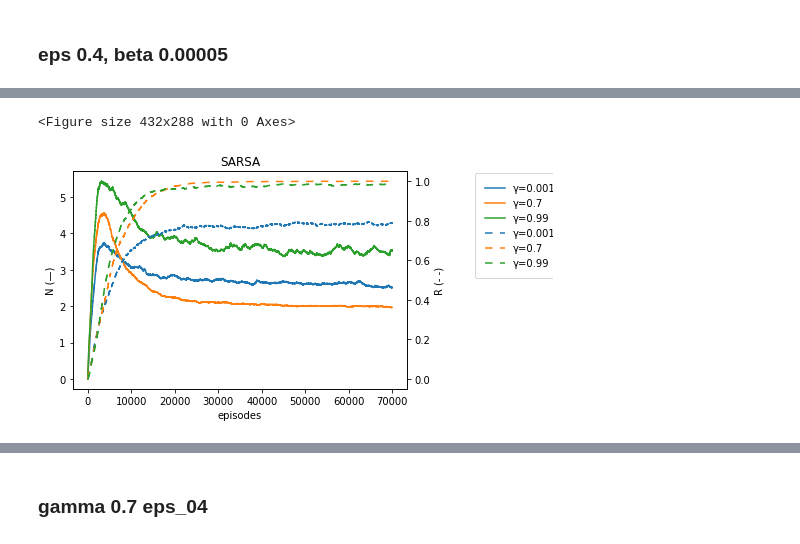
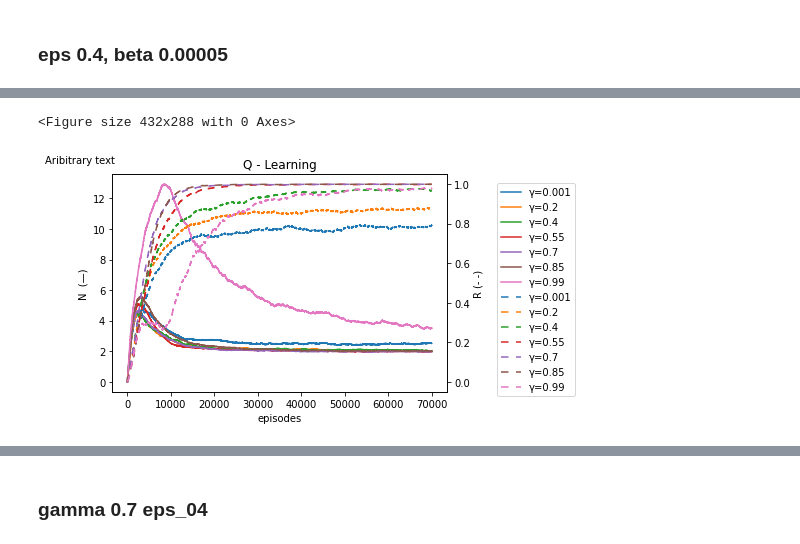
Before and after one commit to JunTu-XD/RL-Checkmate, a Jupyter notebook: data/plotting2.ipynb, the cells around one changed output, grey strips where cells are left out. Saved outputs shown, nothing was run; the diff lists cells and outputs as text; code cells hidden in the pictures.

```diff
--- a/data/plotting2.ipynb
+++ b/data/plotting2.ipynb
@@ -3,7 +3,7 @@ import matplotlib.pyplot as plt
 
 ## exp moving average
 def EMA(x, y):
-    k = 25 / len(x)
+    k = 30 / len(x)
     ema_seq = []
     ema_prev = 0
     for t in range(0, len(x)):
@@ -20,7 +20,7 @@ def new_figure():
 
 line_style=(0, (5, 5))
 loc='lower left'
-bbox_to_anchor=(1, 0.5)
+bbox_to_anchor=(1.05, 0.1)
 borderpad=1
 # %%
 ## beta = 0.00005
@@ -59,6 +59,12 @@ from data_eps_04_gamma_001 import *
 (eps_04_g_001_q_x_ema, eps_04_g_001_q_r_ema) = EMA(eps_04_gamma_001_beta_Q_Learning_x_training_seq, eps_04_gamma_001_beta_Q_Learning_R_training_seq)
 (_, eps_04_g_001_s_n_ema) = EMA(eps_04_gamma_001_beta_SARSA_x_training_seq, eps_04_gamma_001_beta_SARSA_N_training_seq)
 (_, eps_04_g_001_q_n_ema) = EMA(eps_04_gamma_001_beta_Q_Learning_x_training_seq, eps_04_gamma_001_beta_Q_Learning_N_training_seq)
+
+from data_eps_04_gamma_02 import *
+(eps_04_g_02_s_x_ema, eps_04_g_02_s_r_ema) = EMA(eps_04_gamma_02_SARSA_x_training_seq, eps_04_gamma_02_SARSA_R_training_seq)
+(eps_04_g_02_q_x_ema, eps_04_g_02_q_r_ema) = EMA(eps_04_gamma_02_Q_Learning_x_training_seq, eps_04_gamma_02_Q_Learning_R_training_seq)
+(_, eps_04_g_02_s_n_ema) = EMA(eps_04_gamma_02_SARSA_x_training_seq, eps_04_gamma_02_SARSA_N_training_seq)
+(_, eps_04_g_02_q_n_ema) = EMA(eps_04_gamma_02_Q_Learning_x_training_seq, eps_04_gamma_02_Q_Learning_N_training_seq)
 # %%
 from data_gamma_07_eps_04_beta_00100 import *
 (b_00100_g_07_s_x_ema, b_00100_g_07_s_r_ema) = EMA(gamma_07_eps_04_beta_00100_SARSA_x_training_seq, gamma_07_eps_04_beta_00100_SARSA_R_training_seq)
@@ -184,37 +226,43 @@ from data_gamma_07_eps_04_beta_30000 import *
 # %%
 new_figure()
 
+
 fig, ax  = plt.subplots()
-plt.title("SARSA")
+plt.title("Q - Learning")
 ax.set_xlabel("episodes")
-ax.set_ylabel("N (—)")
+ax.set_ylabel("N  (—)")
 ax2 = ax.twinx()
 ax2.set_ylabel("R (- -)")
 
-ax.plot(eps_04_g_001_s_x_ema, eps_04_g_001_s_n_ema, label="γ=0.001")
-ax2.plot(eps_04_g_001_s_x_ema, eps_04_g_001_s_r_ema, label="γ=0.001", linestyle=line_style)
+ax.plot(eps_04_g_001_q_x_ema, eps_04_g_001_q_n_ema, label="γ=0.001")
+ax2.plot(eps_04_g_001_q_x_ema, eps_04_g_001_q_r_ema, label="γ=0.001", linestyle=line_style)
 
-# ax.plot(eps_04_g_040_s_x_ema, eps_04_g_040_s_n_ema, label="γ=0.4")
-# ax2.plot(eps_04_g_040_s_x_ema, eps_04_g_040_s_r_ema, label="γ=0.4", linestyle=line_style)
+ax.plot(eps_04_g_02_q_x_ema, eps_04_g_02_q_n_ema, label="γ=0.2")
+ax2.plot(eps_04_g_02_q_x_ema, eps_04_g_02_q_r_ema, label="γ=0.2", linestyle=line_style)
 
-# ax.plot(eps_04_g_055_s_x_ema, eps_04_g_055_s_n_ema, label="γ=0.55")
-# ax2.plot(eps_04_g_055_s_x_ema, eps_04_g_055_s_r_ema, label="γ=0.55", linestyle=line_style)
+ax.plot(eps_04_g_040_q_x_ema, eps_04_g_040_q_n_ema, label="γ=0.4")
+ax2.plot(eps_04_g_040_q_x_ema, eps_04_g_040_q_r_ema, label="γ=0.4", linestyle=line_style)
 
-ax.plot(eps_04_g_07_s_x_ema, eps_04_g_07_s_n_ema, label="γ=0.7")
-ax2.plot(eps_04_g_07_s_x_ema, eps_04_g_07_s_r_ema, label="γ=0.7", linestyle=line_style)
+ax.plot(eps_04_g_055_q_x_ema, eps_04_g_055_q_n_ema, label="γ=0.55")
+ax2.plot(eps_04_g_055_q_x_ema, eps_04_g_055_q_r_ema, label="γ=0.55", linestyle=line_style)
 
-# ax.plot(eps_04_g_85_s_x_ema, eps_04_g_85_s_n_ema, label="γ=0.85")
-# ax2.plot(eps_04_g_85_s_x_ema, eps_04_g_85_s_r_ema, label="γ=0.85", linestyle=line_style)
+ax.plot(eps_04_g_07_q_x_ema, eps_04_g_07_q_n_ema, label="γ=0.7")
+ax2.plot(eps_04_g_07_q_x_ema, eps_04_g_07_q_r_ema, label="γ=0.7", linestyle=line_style)
+
+ax.plot(eps_04_g_85_q_x_ema, eps_04_g_85_q_n_ema, label="γ=0.85")
+ax2.plot(eps_04_g_85_q_x_ema, eps_04_g_85_q_r_ema, label="γ=0.85", linestyle=line_style)
 
 
-ax.plot(eps_04_g_99_s_x_ema, eps_04_g_99_s_n_ema, label="γ=0.99")
-ax2.plot(eps_04_g_99_s_x_ema, eps_04_g_99_s_r_ema, label="γ=0.99", linestyle=line_style)
+ax.plot(eps_04_g_99_q_x_ema, eps_04_g_99_q_n_ema, label="γ=0.99")
+ax2.plot(eps_04_g_99_q_x_ema, eps_04_g_99_q_r_ema, label="γ=0.99", linestyle=line_style)
 
 
 
 ax.plot()
-fig.legend(loc=loc, bbox_to_anchor=bbox_to_anchor, borderpad=borderpad)
+lgd = fig.legend(loc=loc, bbox_to_anchor=bbox_to_anchor)
+text = fig.text(-0.2,1.05, "Aribitrary text", transform=ax.transAxes)
 plt.show()
+fig.savefig("Q-γ.jpg", bbox_extra_artists=(lgd,text), bbox_inches='tight')
 # %% [output]
 <Figure size 432x288 with 0 Axes>
-[figure, old version]
+[figure, new version]
```
Also changed, not shown: parts of 4 cells of this notebook.
